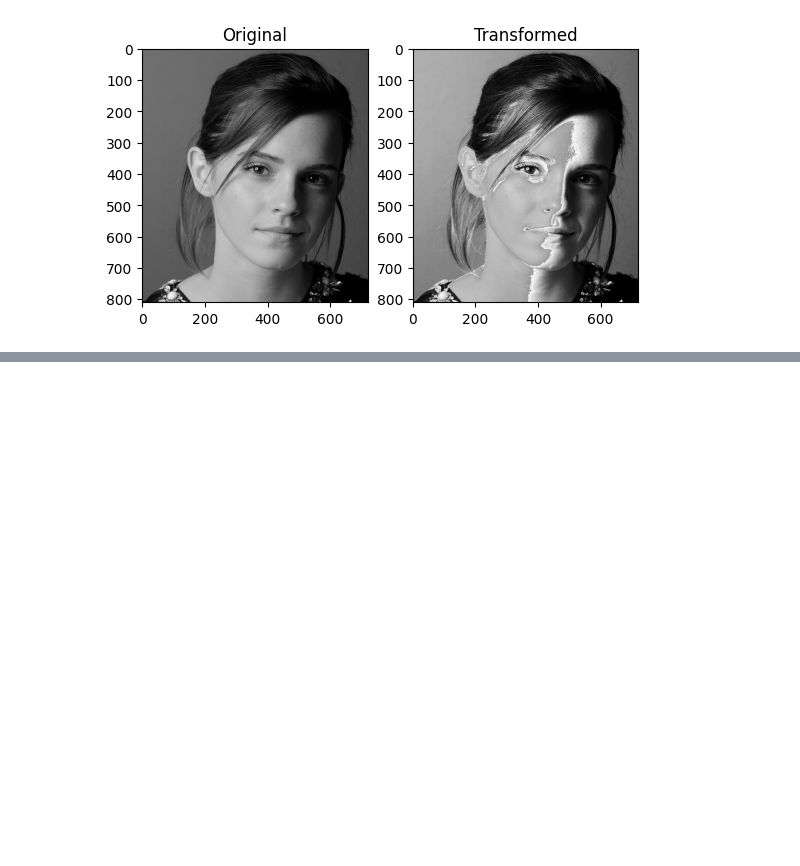
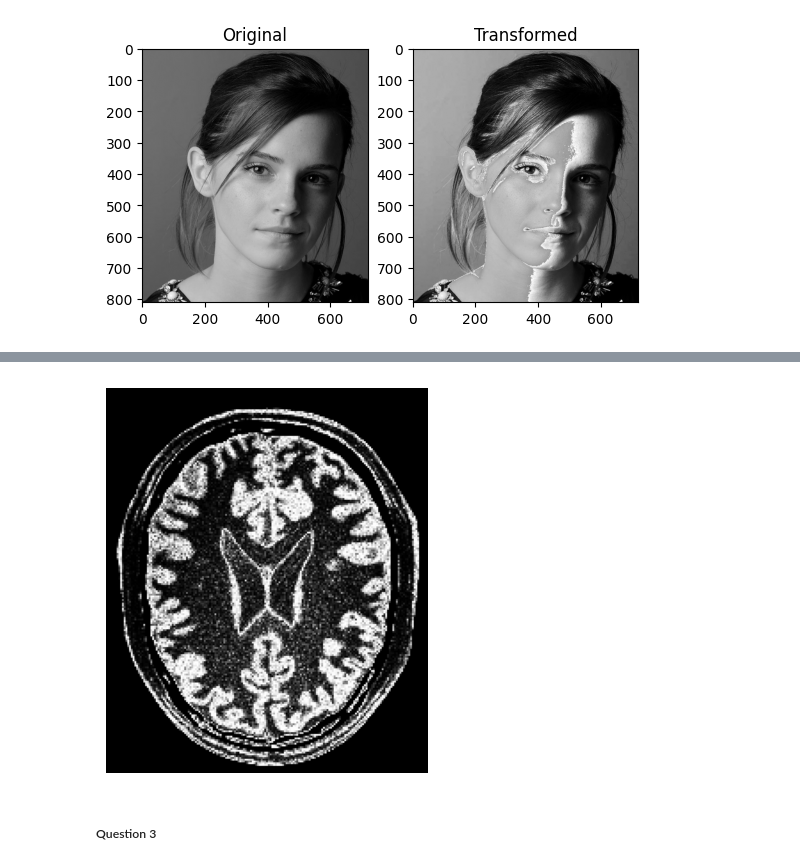
Before and after one commit to Sanugiw/Image-Processing-and-Machine-Vision, a Jupyter notebook: Assignment 1 - Intensity Transformations and Neighborhood Filtering/code.ipynb, the cells around one changed output, grey strips where cells are left out. Saved outputs shown, nothing was run; the diff lists cells and outputs as text; code cells hidden in the pictures; blank space fills up the shorter version.

Commit message:
Question 2

```diff
--- a/Assignment 1 - Intensity Transformations and Neighborhood Filtering/code.ipynb
+++ b/Assignment 1 - Intensity Transformations and Neighborhood Filtering/code.ipynb
@@ -84,0 +109,12 @@ plt.show()
+# %%
+g = t[image]
+
+# Display the image
+plt.figure(figsize=(5, 5))
+plt.imshow(g, cmap='gray', vmin=0, vmax=255)
+plt.axis('off')
+plt.show()
+# %% [output]
+[figure, added]
+# %% [markdown]
+##### Question 3
```
Also changed, not shown: parts of 5 cells of this notebook.
